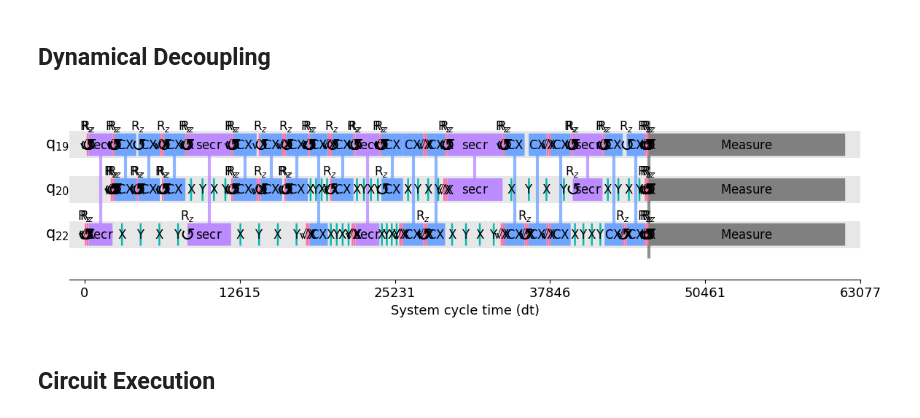
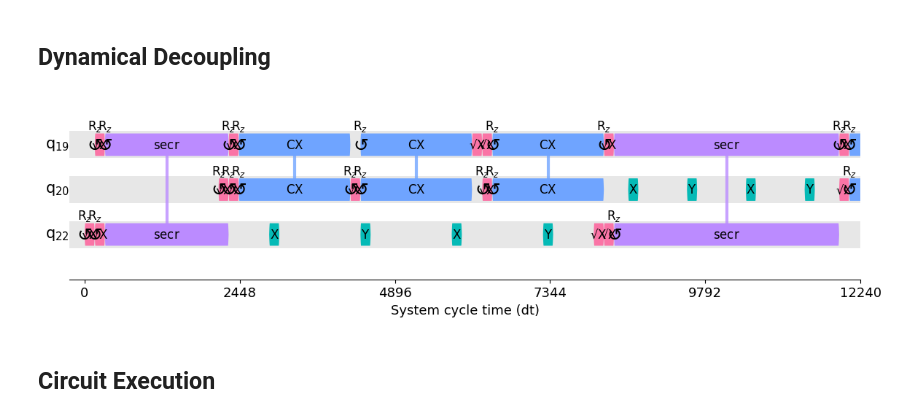
Before and after one commit to qiskit-community/qiskit-research, a Jupyter notebook: docs/getting_started.ipynb, the cells around one changed output. Cells and saved outputs as stored; diff of their text form; code cells hidden in the pictures.

```diff
--- a/docs/getting_started.ipynb
+++ b/docs/getting_started.ipynb
@@ -152,9 +152,9 @@ twirled_circs[-1][-1].draw("mpl", idle_wires=False)
 # %% [markdown]
 Look good! Now before proceeding to dynamical decoupling, we must convert to the native basis gates of the backend so that we can retrieve gate timing information, which is necessary to add dynamical decoupling passes. (Unless you set the keyword argument `transpile_added_paulis=True` in the above). You will also need to run this before running on a backend.
 # %%
-from qiskit_research.utils.convenience import transpile_added_paulis
+from qiskit_research.utils.convenience import transpile_paulis
 
-twirled_circs_t = transpile_added_paulis(twirled_circs)
+twirled_circs_t = transpile_paulis(twirled_circs)
 # %% [markdown]
 ## Dynamical Decoupling
 # %%
@@ -166,10 +166,10 @@ twirled_circs_with_dd = add_dynamical_decoupling(
 # %%
 from qiskit.visualization import timeline_drawer
 
 # TODO: make this look less bad
-timeline_drawer(twirled_circs_with_dd[-1][-1], show_idle=False)
+timeline_drawer(twirled_circs_with_dd[-1][-1], time_range=[1,12000], show_idle=False)
 # %% [output]
-[figure, old version]
+[figure, new version]
 # %% [markdown]
 ## Circuit Execution
 # %%
```
